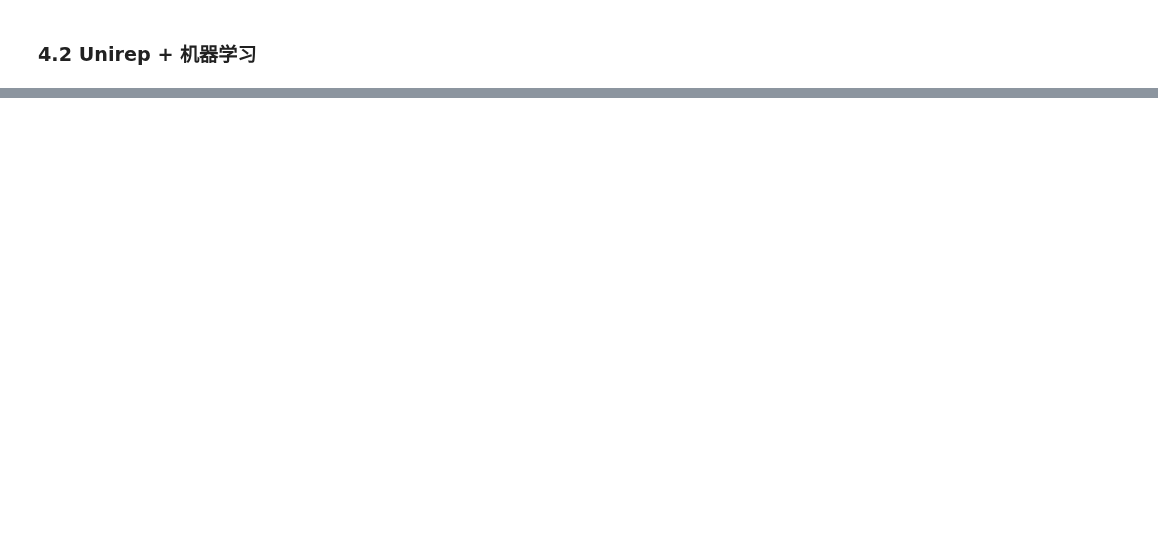
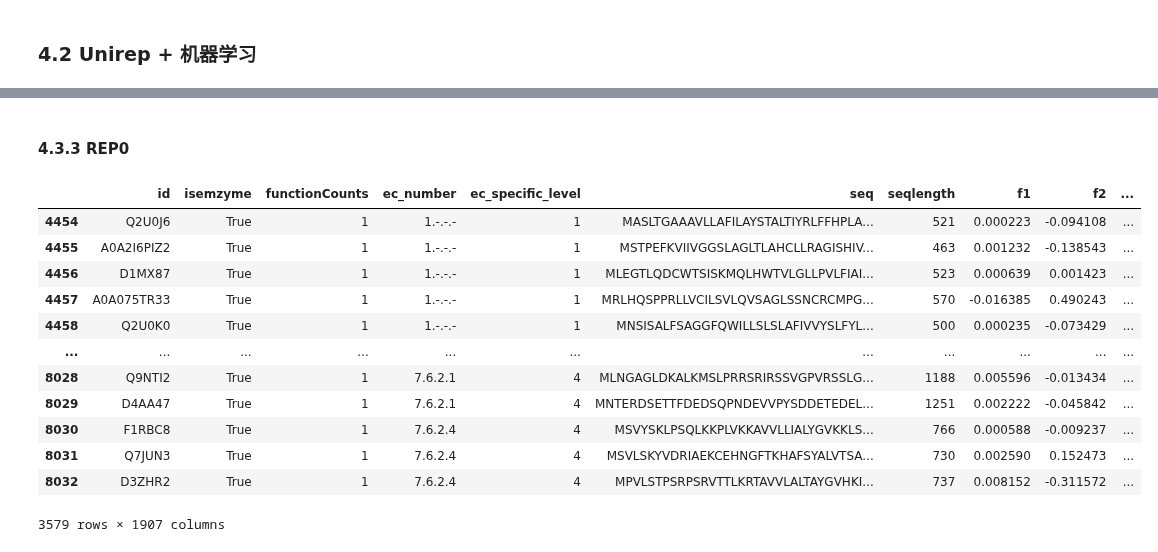
Before and after one commit to kingstdio/BioUniprot, a Jupyter notebook: tasks/task2/task2_isMultifunctional.ipynb, the cells around one changed output, grey strips where cells are left out. Saved outputs shown, nothing was run; the diff lists cells and outputs as text; code cells hidden in the pictures; blank space fills up the shorter version.

```diff
--- a/tasks/task2/task2_isMultifunctional.ipynb
+++ b/tasks/task2/task2_isMultifunctional.ipynb
@@ -216,0 +179,2 @@ gbdt            0.918578        0.474747                0.920728        0.028194
+# %% [markdown]
+#### 4.3.3 REP0
@@ -216,0 +195,16 @@ gbdt            0.918578        0.474747                0.920728        0.028194
+# %%
+test
+# %% [output]
+|  | id | isemzyme | functionCounts | ec_number | ec_specific_level | seq | seqlength | f1 | f2 | ... |
+| 4454 | Q2U0J6 | True | 1 | 1.-.-.- | 1 | MASLTGAAAVLLAFILAYSTALTIYRLFFHPLA... | 521 | 0.000223 | -0.094108 | ... |
+| 4455 | A0A2I6PIZ2 | True | 1 | 1.-.-.- | 1 | MSTPEFKVIIVGGSLAGLTLAHCLLRAGISHIV... | 463 | 0.001232 | -0.138543 | ... |
+| 4456 | D1MX87 | True | 1 | 1.-.-.- | 1 | MLEGTLQDCWTSISKMQLHWTVLGLLPVLFIAI... | 523 | 0.000639 | 0.001423 | ... |
+| 4457 | A0A075TR33 | True | 1 | 1.-.-.- | 1 | MRLHQSPPRLLVCILSVLQVSAGLSSNCRCMPG... | 570 | -0.016385 | 0.490243 | ... |
+| 4458 | Q2U0K0 | True | 1 | 1.-.-.- | 1 | MNSISALFSAGGFQWILLSLSLAFIVVYSLFYL... | 500 | 0.000235 | -0.073429 | ... |
+| ... | ... | ... | ... | ... | ... | ... | ... | ... | ... | ... |
+| 8028 | Q9NTI2 | True | 1 | 7.6.2.1 | 4 | MLNGAGLDKALKMSLPRRSRIRSSVGPVRSSLG... | 1188 | 0.005596 | -0.013434 | ... |
+| 8029 | D4AA47 | True | 1 | 7.6.2.1 | 4 | MNTERDSETTFDEDSQPNDEVVPYSDDETEDEL... | 1251 | 0.002222 | -0.045842 | ... |
+| 8030 | F1RBC8 | True | 1 | 7.6.2.4 | 4 | MSVYSKLPSQLKKPLVKKAVVLLIALYGVKKLS... | 766 | 0.000588 | -0.009237 | ... |
+| 8031 | Q7JUN3 | True | 1 | 7.6.2.4 | 4 | MSVLSKYVDRIAEKCEHNGFTKHAFSYALVTSA... | 730 | 0.002590 | 0.152473 | ... |
+| 8032 | D3ZHR2 | True | 1 | 7.6.2.4 | 4 | MPVLSTPSRPSRVTTLKRTAVVLALTAYGVHKI... | 737 | 0.008152 | -0.311572 | ... |
+3579 rows × 1907 columns
```
Also changed, not shown: parts of 20 cells of this notebook, 3 other files.
